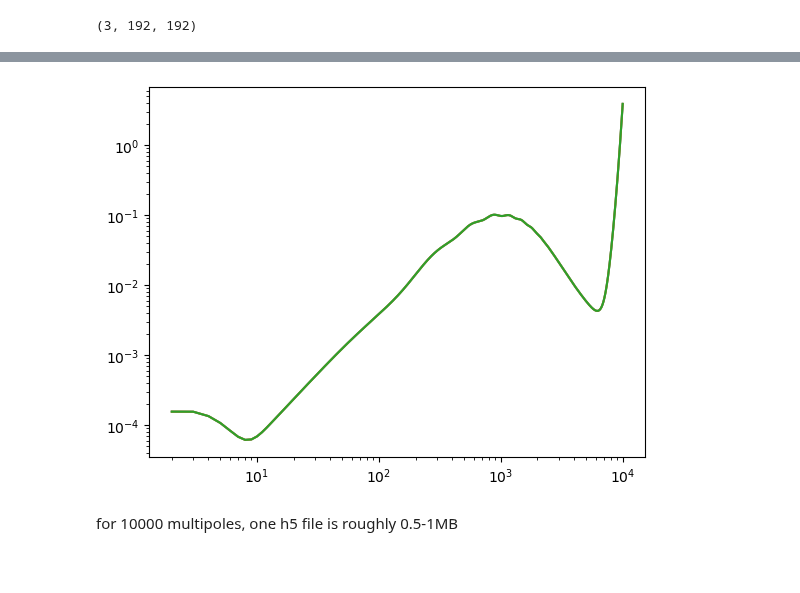
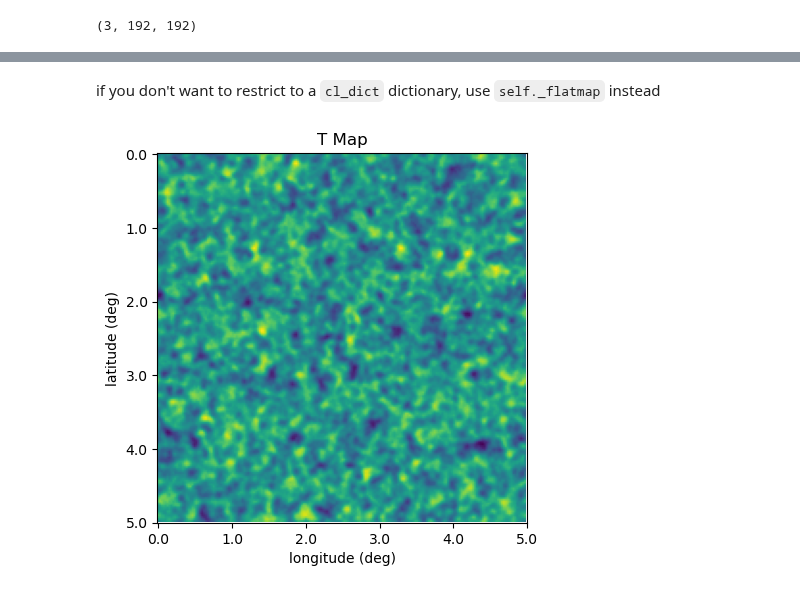
Before and after one commit to deepskies/DeepCMBsim, a Jupyter notebook: notebooks/simcmb_example.ipynb, the cells around one changed output, grey strips where cells are left out. Drawn from its saved outputs; the diff is of its cells as text; code cells hidden in the pictures; blank space fills up the shorter version.

```diff
--- a/notebooks/simcmb_example.ipynb
+++ b/notebooks/simcmb_example.ipynb
@@ -174,8 +170,0 @@ from 12:06:28.268683 P to 12:06:29.693840 P or 1.425157 seconds total
-# %%
-plt.plot(new_cls['l'][2:], new_cls['clBB'][2:])
-plt.plot(new_cls['l'][2:], PM0.results['runid_230511120513379726_970660']['clBB'][2:])
-plt.plot(old_cls['l'][2:], old_cls['clBB'][2:])
-plt.loglog()
-plt.show()
-# %% [output]
-[figure, removed]
@@ -184,2 +171,13 @@ Yd0.update_val?
-# %% [markdown]
-for 10000 multipoles, one h5 file is roughly 0.5-1MB
+# %% [markdown]
+if you don't want to restrict to a `cl_dict` dictionary, use `self._flatmap` instead
+# %%
+f2 = simcmb.clplotting.flatmap(192, 5)
+plt.imshow(f2._flatmap([PM0.results[PM0.loop_runids[0]]['clTT']])[0])
+plt.title("T Map")
+plt.xlabel("longitude (deg)")
+plt.ylabel("latitude (deg)")
+plt.xticks(f2.ticks, f2.labels)
+plt.yticks(f2.ticks, f2.labels)
+plt.show()
+# %% [output]
+[figure, added]
```
Also changed, not shown: parts of 35 cells of this notebook, 2 other files.
